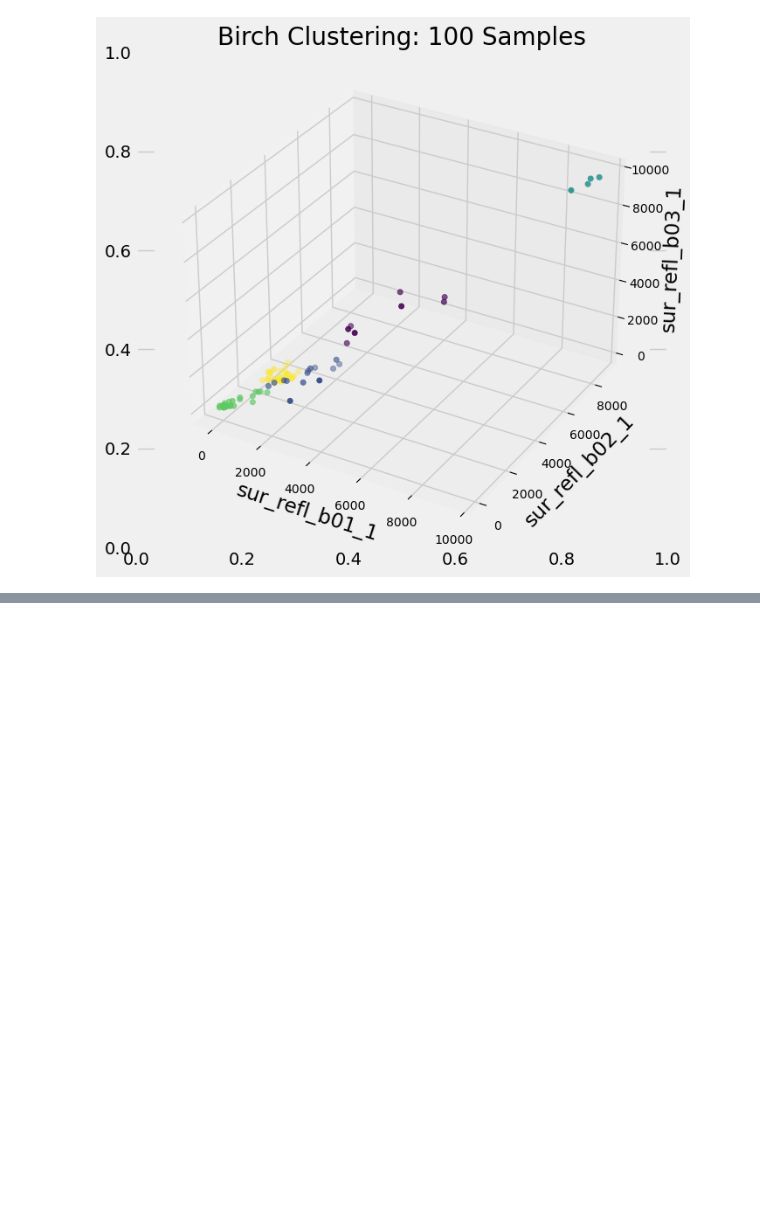
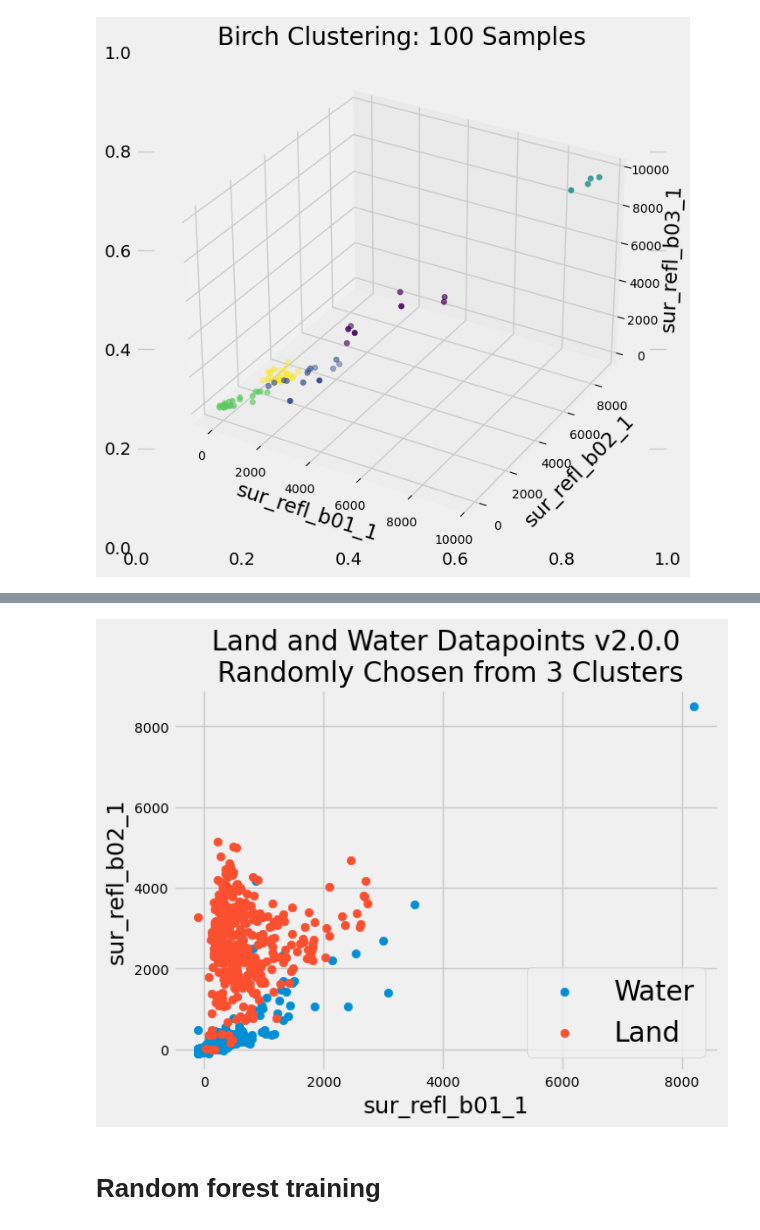
Before and after one commit to nasa-nccs-hpda/modis-water-classification, a Jupyter notebook: modis_water_training/view/notebook/Burke_Analysis/MODIS_Water_Clustering_Analysis.ipynb, the cells around one changed output, grey strips where cells are left out. Saved outputs shown, nothing was run; the diff lists cells and outputs as text; code cells hidden in the pictures; blank space fills up the shorter version.

```diff
--- a/modis_water_training/view/notebook/Burke_Analysis/MODIS_Water_Clustering_Analysis.ipynb
+++ b/modis_water_training/view/notebook/Burke_Analysis/MODIS_Water_Clustering_Analysis.ipynb
@@ -345,0 +569,14 @@ plt.show()
+# %%
+X_random_land = X_land.iloc[random_ind_land]
+y_random_land = y_land.iloc[random_ind_land]
+X_random_water = X_water.iloc[random_ind_water]
+y_random_water = y_water.iloc[random_ind_water]
+
+X_random = pd.concat([X_random_land,X_random_water])
+y_random = pd.concat([y_random_land,y_random_water])
+
+#Combine the data so that we can shuffle the indices and keep the data together that should be
+All_data = pd.concat([X_random,y_random],axis=1).sample(frac=1)
+
+X_random_rfa = All_data[X_random.columns]
+y_random_rfa = All_data['water']
@@ -345,0 +605,17 @@ plt.show()
+# %%
+ax = plt.subplot(111)
+ax.scatter(X_random_water.values[:,0], X_random_water.values[:,1],label='Water')
+ax.scatter(X_random_land.values[:,0], X_random_land.values[:,1],label='Land')
+ax.set_title(f'Land and Water Datapoints {DATA_VERSION}'+
+    f'\n Randomly Chosen from {len(np.unique(kmeans_output_land))} Clusters')
+ax.tick_params(axis='both', which='major', labelsize=10)
+ax.tick_params(axis='both', which='minor', labelsize=10)
+ax.legend(loc='lower right',fontsize="20")
+ax.set_xlabel(X_random_water.columns[0])
+ax.set_ylabel(X_random_water.columns[1])
+
+plt.show()
+# %% [output]
+[figure, added]
+# %% [markdown]
+# Random forest training
```
Also changed, not shown: parts of 27 cells of this notebook, 4 other files.
